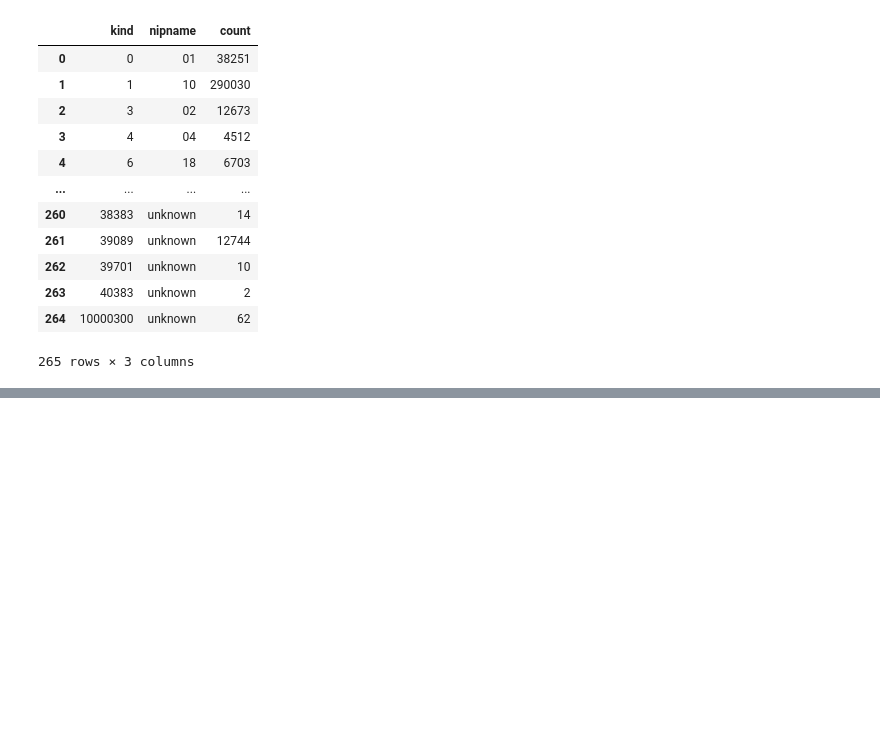
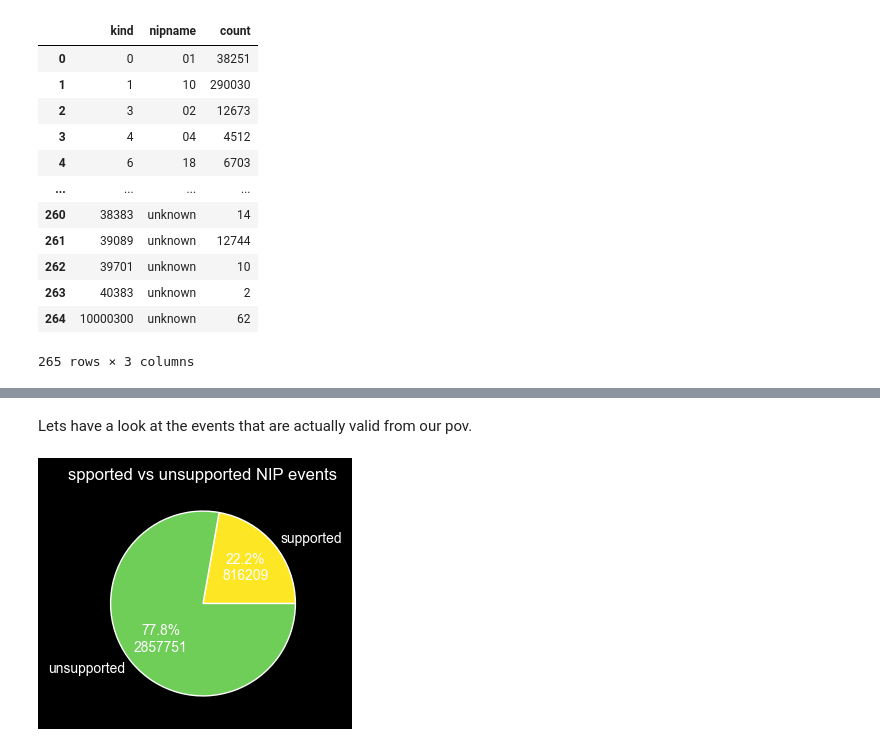
Before and after one commit to SEG-UNIBE/artio-insight, a Jupyter notebook: notebooks/artio.ipynb, the cells around one changed output, grey strips where cells are left out. Cells and saved outputs as stored; diff of their text form; code cells hidden in the pictures; blank space fills up the shorter version.

Commit message:
feat(nipkind): investigating the unsupported NIP usage

```diff
--- a/notebooks/artio.ipynb
+++ b/notebooks/artio.ipynb
@@ -770,0 +713,8 @@ plt.show()
+# %%
+supported_nips = ["01", "02", "09", "11", "45", "50", "65", "42"]
+
+def get_supported_value(row) -> str:
+    if row["nipname"] in supported_nips:
+        return "supported"
+    else:
+        return "unsupported"
@@ -770,0 +771,12 @@ plt.show()
+# %%
+df_event_nips["supported"] = df_event_nips.apply(get_supported_value, axis=1)
+
+df_plot = df_event_nips.groupby("nipname")['count'].sum()
+fig, ax = plt.subplots(figsize=(20, 3))
+sb.barplot(data=df_plot)
+ax.set_xlabel('NIP')
+plt.xticks(rotation=90)
+ax.set_ylabel('Event Count')
+plt.title('Event Count by NIP')
+save_pdf(plt, "event_count_grouped_by_nip")
+plt.show()
@@ -770,0 +785,12 @@ plt.show()
+# %% [markdown]
+Lets have a look at the events that are actually valid from our pov.
+# %%
+df_plot = df_event_nips.groupby("supported")["count"].sum()
+fig, ax = plt.subplots(figsize=(20, 3))
+plt.pie(df_plot, labels=df_plot.index, colors=colors, autopct=format_piechart_label(df_plot))
+ax.set_title('spported vs unsupported NIP events')
+
+save_pdf(plt, "supported_unsupported_nip_events")
+plt.show()
+# %% [output]
+[figure, added]
```
Also changed, not shown: parts of 22 cells of this notebook.
